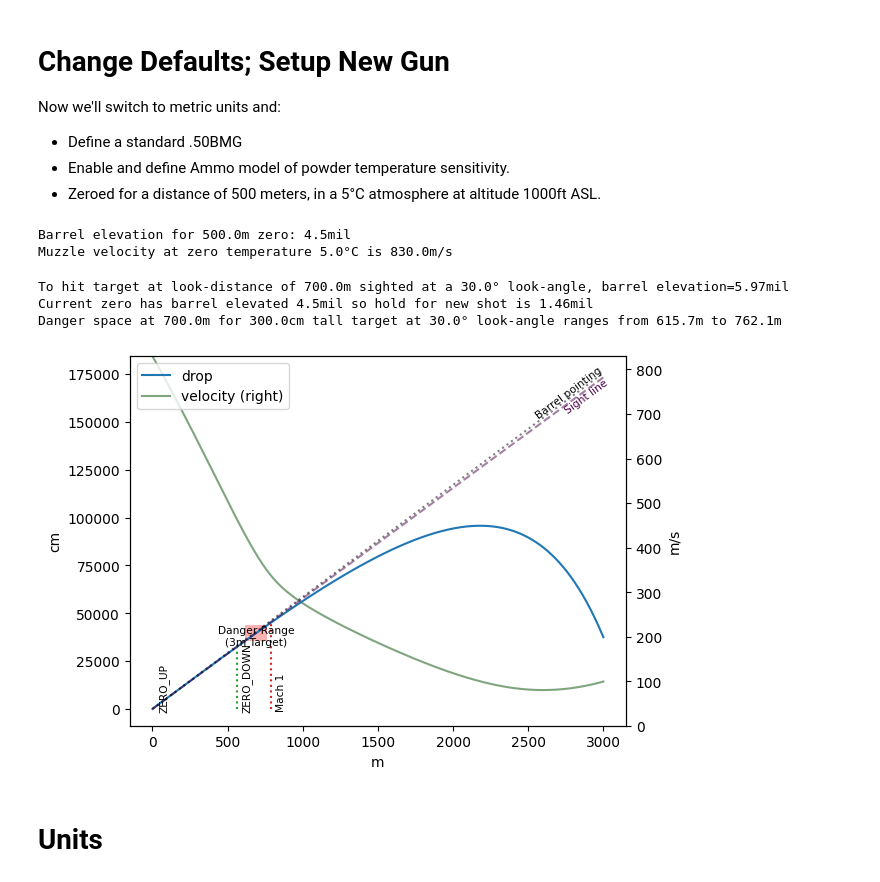
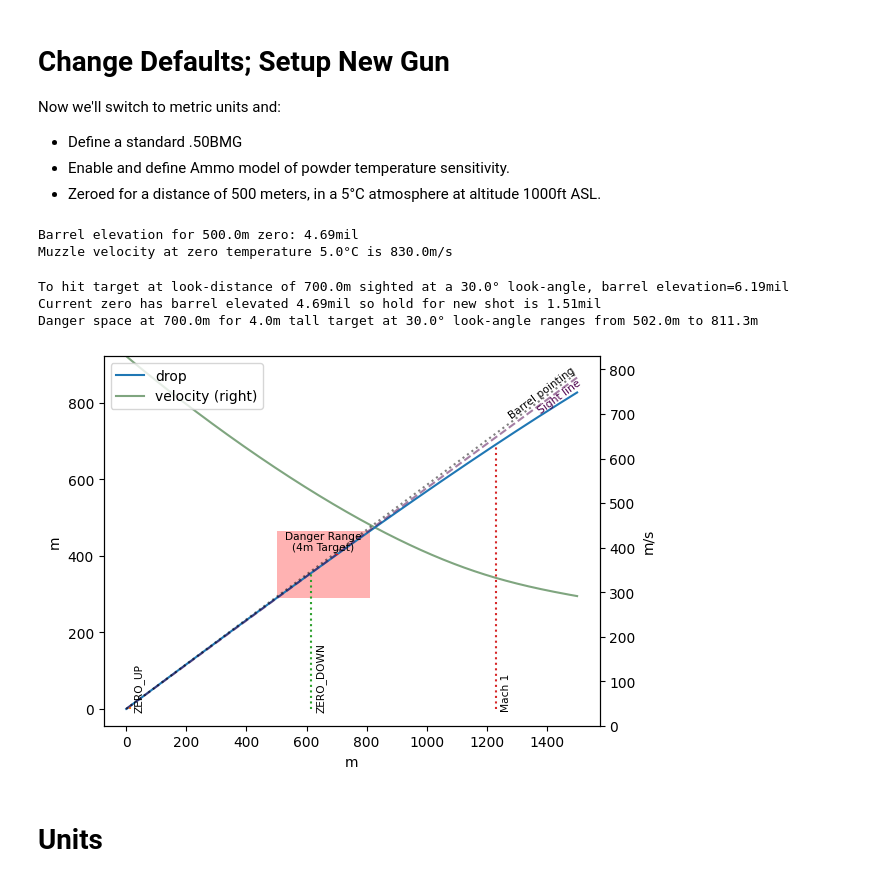
Before and after one commit to o-murphy/py-ballisticcalc, a Jupyter notebook: Example.ipynb, the cells around one changed output. Drawn from its saved outputs; the diff is of its cells as text; code cells hidden in the pictures.

```diff
--- a/Example.ipynb
+++ b/Example.ipynb
@@ -148,7 +148,7 @@ Now we'll switch to metric units and:
 # %%
 Set.Units.distance = Unit.METER
 Set.Units.velocity = Unit.MPS
-Set.Units.drop = Unit.CENTIMETER
+Set.Units.drop = Unit.METER
 Set.Units.sight_height = Unit.CENTIMETER
 Set.USE_POWDER_SENSITIVITY = True
 
@@ -166,40 +166,40 @@ zero_elevation = calc.set_weapon_zero(zero, zero_distance)
 print(f'Barrel elevation for {zero_distance} zero: {zero_elevation << Set.Units.adjustment}')
 print(f'Muzzle velocity at zero temperature {atmo.temperature} is {ammo.get_velocity_for_temp(atmo.temperature) << Set.Units.velocity}')
 # %% [output]
-Barrel elevation for 500.0m zero: 4.5mil
+Barrel elevation for 500.0m zero: 4.69mil
 Muzzle velocity at zero temperature 5.0°C is 830.0m/s
 # %%
 # Firing solution for 700m target at 30°
 new_shot = copy.copy(zero)  # Copy the zero properties; NB: Not a deepcopy!
 new_shot.look_angle = Angular.Degree(30)
 new_target_distance = Distance.Meter(700)
 new_elevation = calc.barrel_elevation_for_target(shot=new_shot, target_distance=new_target_distance)
 print(f'To hit target at look-distance of {new_target_distance << Set.Units.distance}'
       f' sighted at a {new_shot.look_angle << Set.Units.angular} look-angle,'
       f' barrel elevation={new_elevation << Set.Units.adjustment}')
 
 # Firing solution:
 hold = Angular.Mil((new_elevation >> Angular.Mil) - (zero.weapon.zero_elevation >> Angular.Mil))
 print(f'Current zero has barrel elevated {zero.weapon.zero_elevation << Set.Units.adjustment}'
       f' so hold for new shot is {hold << Set.Units.adjustment}')
 
 # Plot this shot
 new_shot.relative_angle = hold
-adjusted_result = calc.fire(new_shot, trajectory_range=3000, extra_data=True)
+adjusted_result = calc.fire(new_shot, trajectory_range=1500, extra_data=True)
 ax = adjusted_result.plot()
-# Find danger space for a 3-meter tall target
+# Find danger space for a 4-meter tall target
 danger_space = adjusted_result.danger_space(at_range=new_target_distance,
-                                        target_height=Distance.Meter(3),
+                                        target_height=Distance.Meter(4),
                                         look_angle=new_shot.look_angle)
 print(danger_space)
 # Highlight danger space on the plot
-danger_space.overlay(ax, 'Danger Range\n(3m Target)')
+danger_space.overlay(ax, 'Danger Range\n(4m Target)')
 plt.show()
 # %% [output]
-To hit target at look-distance of 700.0m sighted at a 30.0° look-angle, barrel elevation=5.97mil
-Current zero has barrel elevated 4.5mil so hold for new shot is 1.46mil
-Danger space at 700.0m for 300.0cm tall target at 30.0° look-angle ranges from 615.7m to 762.1m
+To hit target at look-distance of 700.0m sighted at a 30.0° look-angle, barrel elevation=6.19mil
+Current zero has barrel elevated 4.69mil so hold for new shot is 1.51mil
+Danger space at 700.0m for 4.0m tall target at 30.0° look-angle ranges from 502.0m to 811.3m
-[figure, old version]
+[figure, new version]
 # %% [markdown]
 # Units
 # %%
```
Also changed, not shown: parts of 3 cells of this notebook, 6 other files.
